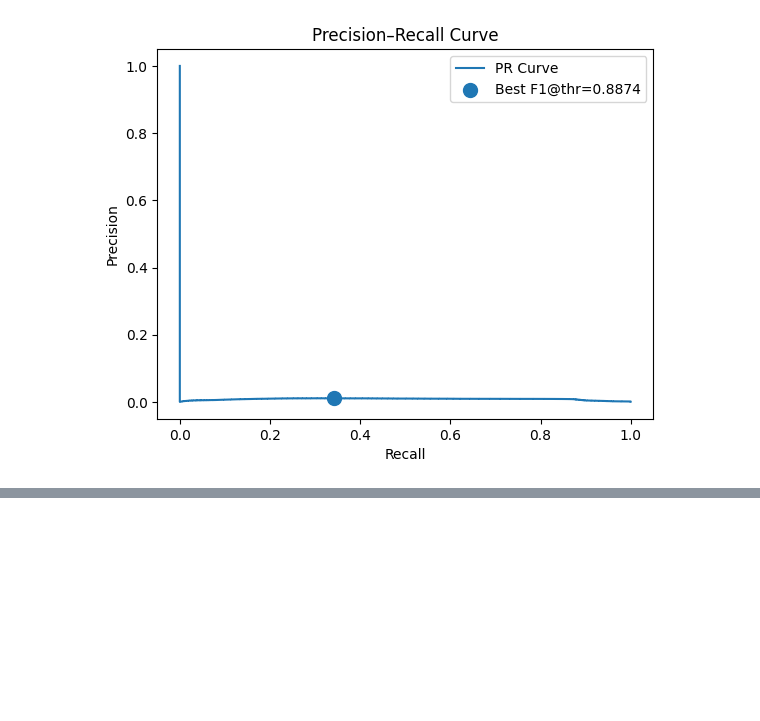
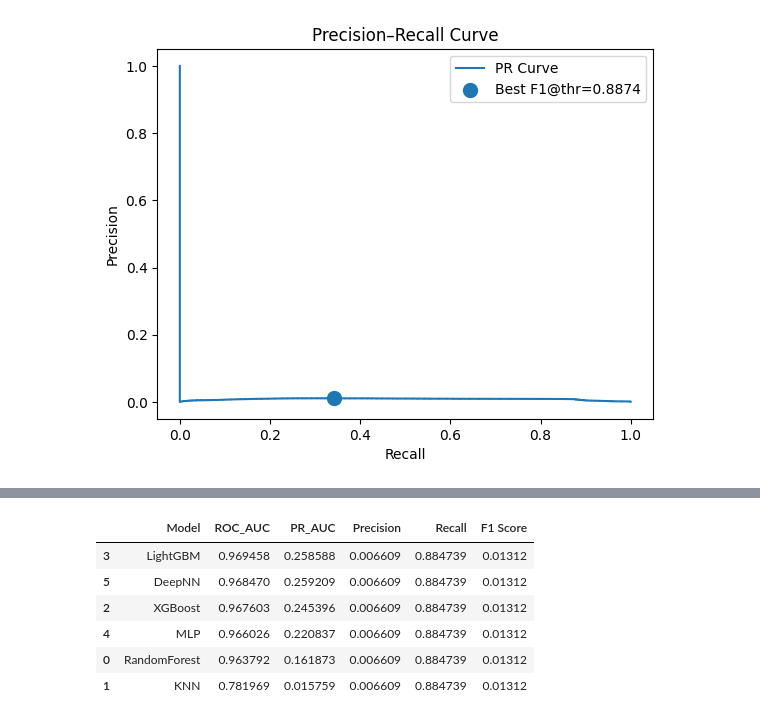
Before and after one commit to avikaushik282/Major-Research-Project, a Jupyter notebook: main.ipynb, the cells around one changed output, grey strips where cells are left out. Saved outputs shown, nothing was run; the diff lists cells and outputs as text; code cells hidden in the pictures; blank space fills up the shorter version.

```diff
--- a/main.ipynb
+++ b/main.ipynb
@@ -563,6 +570,7 @@ pipeline_deep = Pipeline([
     ('deep', KerasClassifier(build_fn=create_deep, epochs=20, batch_size=1024, verbose=1))
 ])
 # %%
+results = []
 for name, pipe in [
     ('RandomForest', pipeline_rf),
     ('KNN', pipeline_knn),
@@ -575,5 +583,16 @@ for name, pipe in [
     pipe.fit(X_train, y_train)
     y_proba = pipe.predict_proba(X_test)[:, 1]
     print(f"{name} ROC-AUC:", roc_auc_score(y_test, y_proba))
+
+    results.append({
+        'Model': name,
+        'ROC_AUC': roc_auc_score(y_test, y_proba),
+        'PR_AUC': average_precision_score(y_test, y_proba),
+        'Precision': precision_score(y_test, y_pred),
+        'Recall': recall_score(y_test, y_pred),
+        'F1 Score': f1_score(y_test, y_pred)
+    })
+
+df_results = pd.DataFrame(results).sort_values('ROC_AUC', ascending=False)
 # %% [output]
 Training RandomForest...
@@ -629,0 +652,10 @@ DeepNN ROC-AUC: 0.9688855431703035
+# %%
+df_results
+# %% [output]
+|  | Model | ROC_AUC | PR_AUC | Precision | Recall | F1 Score |
+| 3 | LightGBM | 0.969458 | 0.258588 | 0.006609 | 0.884739 | 0.01312 |
+| 5 | DeepNN | 0.968470 | 0.259209 | 0.006609 | 0.884739 | 0.01312 |
+| 2 | XGBoost | 0.967603 | 0.245396 | 0.006609 | 0.884739 | 0.01312 |
+| 4 | MLP | 0.966026 | 0.220837 | 0.006609 | 0.884739 | 0.01312 |
+| 0 | RandomForest | 0.963792 | 0.161873 | 0.006609 | 0.884739 | 0.01312 |
+| 1 | KNN | 0.781969 | 0.015759 | 0.006609 | 0.884739 | 0.01312 |
```
Also changed, not shown: parts of 9 cells of this notebook.
